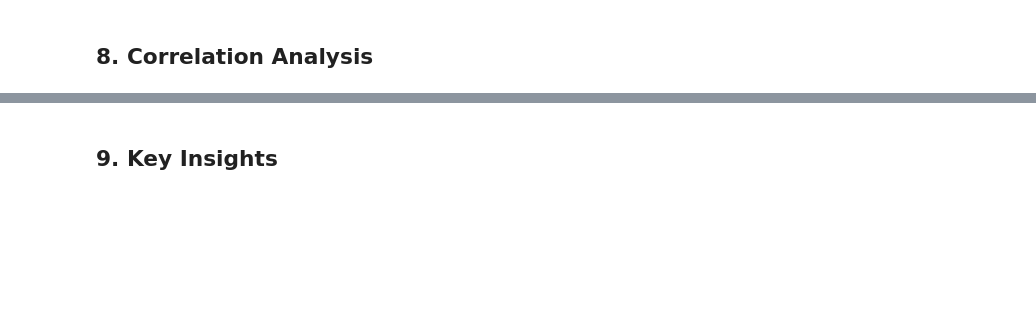
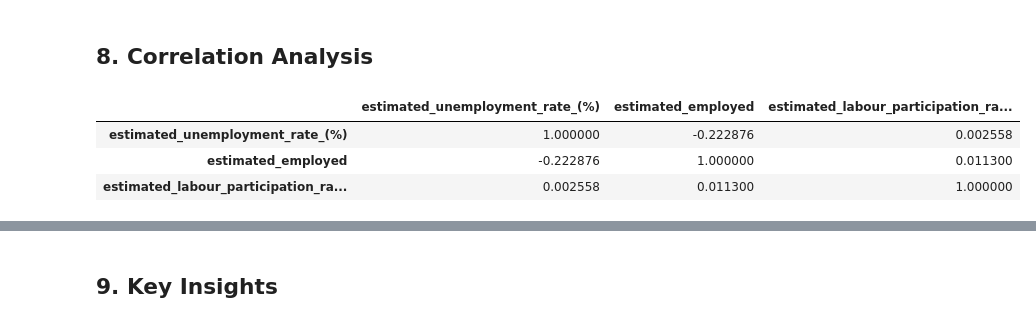
Before and after one commit to Sowravkanth/OIBSIP, a Jupyter notebook: DataScience-Task2-UnemploymentAnalysis/notebooks/Unemployment_Analysis.ipynb, the cells around one changed output, grey strips where cells are left out. Cells and saved outputs as stored; diff of their text form; code cells hidden in the pictures; blank space fills up the shorter version.

```diff
--- a/DataScience-Task2-UnemploymentAnalysis/notebooks/Unemployment_Analysis.ipynb
+++ b/DataScience-Task2-UnemploymentAnalysis/notebooks/Unemployment_Analysis.ipynb
@@ -346,2 +404,19 @@ The time-series visualization compares unemployment trends across three major st
 # %% [markdown]
 ## 8. Correlation Analysis
+# %%
+# Correlation Matrix
+
+correlation = df[
+    [
+        "estimated_unemployment_rate_(%)",
+        "estimated_employed",
+        "estimated_labour_participation_rate_(%)"
+    ]
+].corr()
+
+display(correlation)
+# %% [output]
+|  | estimated_unemployment_rate_(%) | estimated_employed | estimated_labour_participation_ra... |
+| estimated_unemployment_rate_(%) | 1.000000 | -0.222876 | 0.002558 |
+| estimated_employed | -0.222876 | 1.000000 | 0.011300 |
+| estimated_labour_participation_ra... | 0.002558 | 0.011300 | 1.000000 |
```
Also changed, not shown: parts of 8 cells of this notebook, 3 other files.
